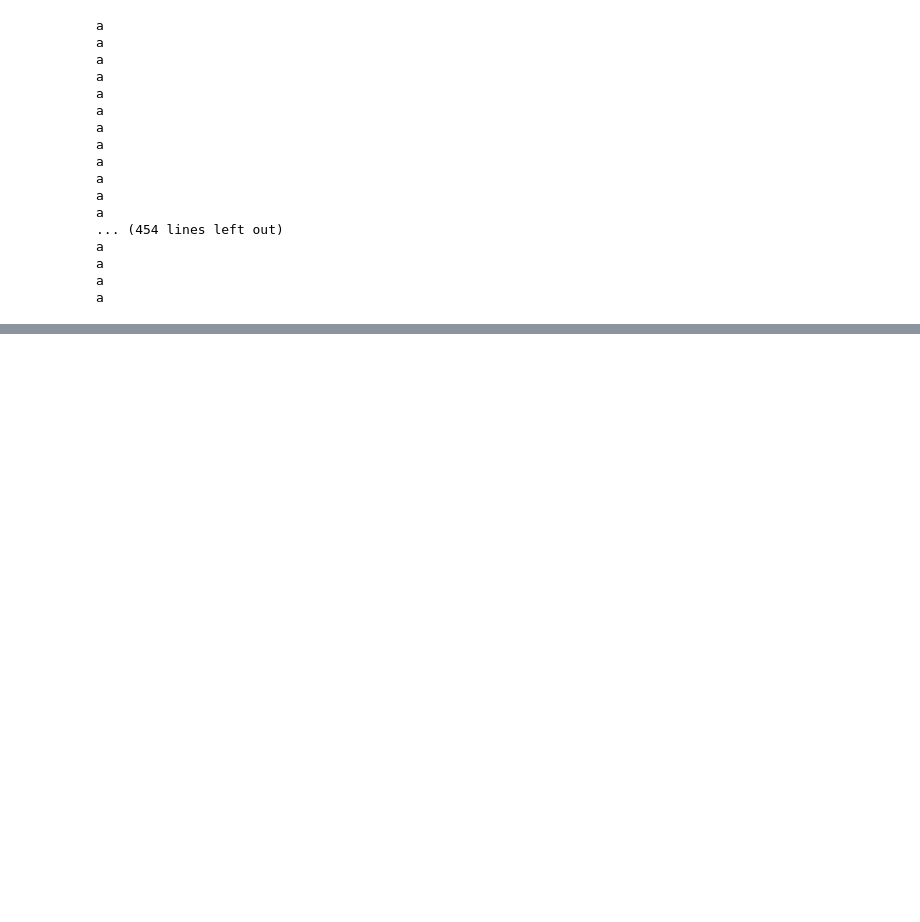
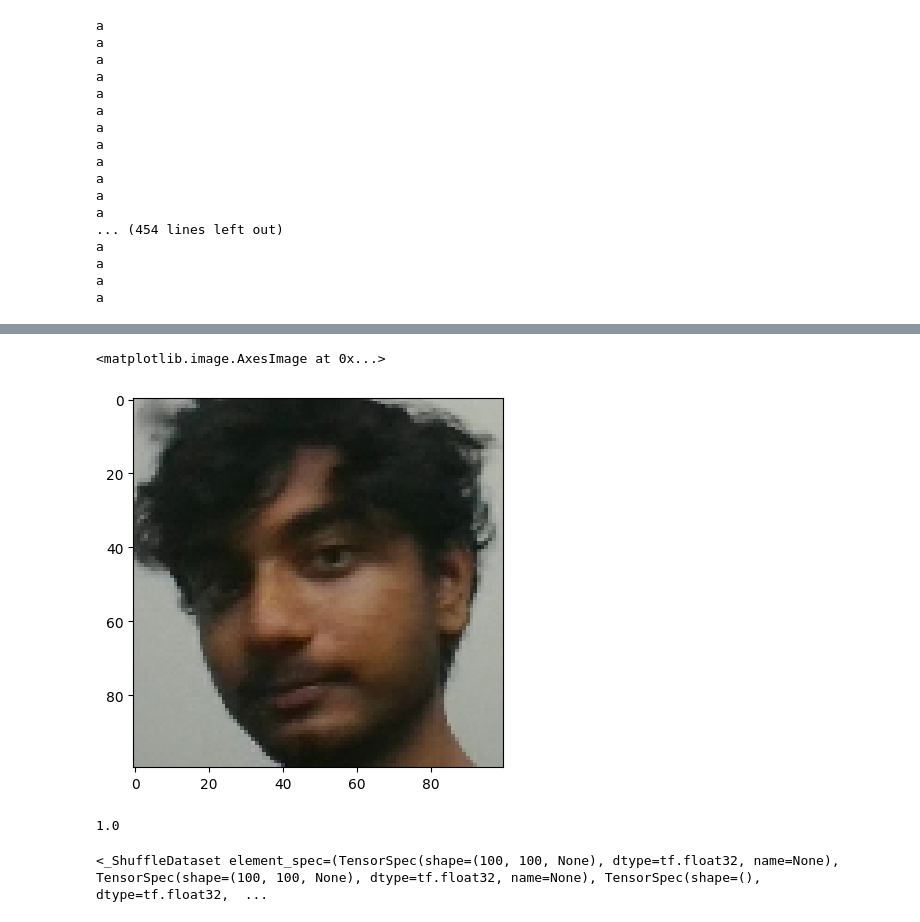
Before and after one commit to NiranjanV823/Facial-Detection-using-Siamese-Network, a Jupyter notebook: main.ipynb, the cells around one changed output, grey strips where cells are left out. Cells and saved outputs as stored; diff of their text form; code cells hidden in the pictures; blank space fills up the shorter version.

```diff
--- a/main.ipynb
+++ b/main.ipynb
@@ -157,0 +259,9 @@ cv2.destroyAllWindows()
+# %%
+plt.imshow(result[1])
+# %% [output]
+<matplotlib.image.AxesImage at 0x...>
+[figure, added]
+# %%
+result[2]
+# %% [output]
+1.0
@@ -157,0 +273,4 @@ cv2.destroyAllWindows()
+# %%
+data
+# %% [output]
+<_ShuffleDataset element_spec=(TensorSpec(shape=(100, 100, None), dtype=tf.float32, name=None), TensorSpec(shape=(100, 100, None), dtype=tf.float32, name=None), TensorSpec(shape=(), dtype=tf.float32,  ...
```
Also changed, not shown: parts of 33 cells of this notebook, 1 other file.
